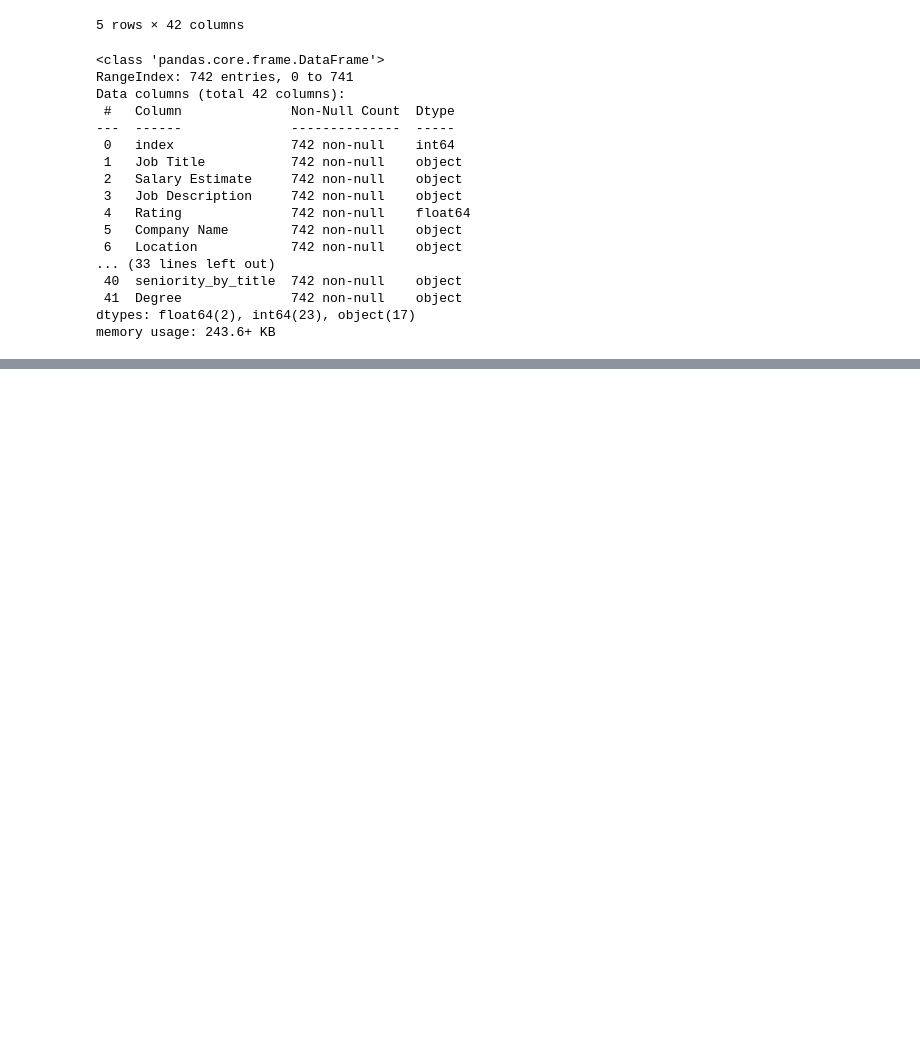
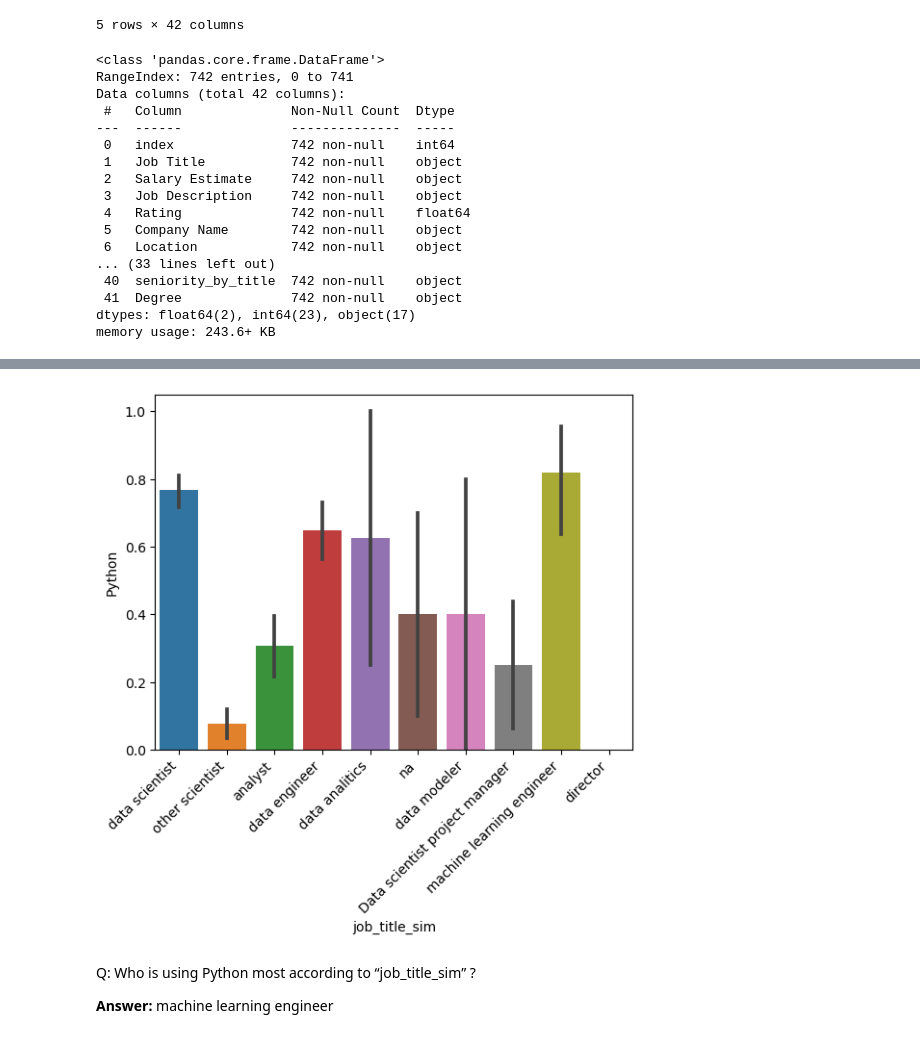
Before and after one commit to paulf35/Wk13-Local-Workflow-Practice, a Jupyter notebook: 0822-CodeAlong.ipynb, the cells around one changed output, grey strips where cells are left out. Drawn from its saved outputs; the diff is of its cells as text; code cells hidden in the pictures; blank space fills up the shorter version.

```diff
--- a/0822-CodeAlong.ipynb
+++ b/0822-CodeAlong.ipynb
@@ -42,0 +53,10 @@ memory usage: 243.6+ KB
+# %%
+ax = sns.barplot(data = df, x = 'job_title_sim', y = 'Python')
+ax.set_xticklabels(ax.get_xticklabels(), rotation = 45, ha = 'right')
+plt.savefig('Data/barplotq2.png', pad_inches = 1, bbox_inches = 'tight')
+# %% [output]
+[figure, added]
+# %% [markdown]
+Q: Who is using Python most according to “job_title_sim” ?
+
+**Answer:** machine learning engineer
```
Also changed, not shown: parts of 4 cells of this notebook, 1 other file.
